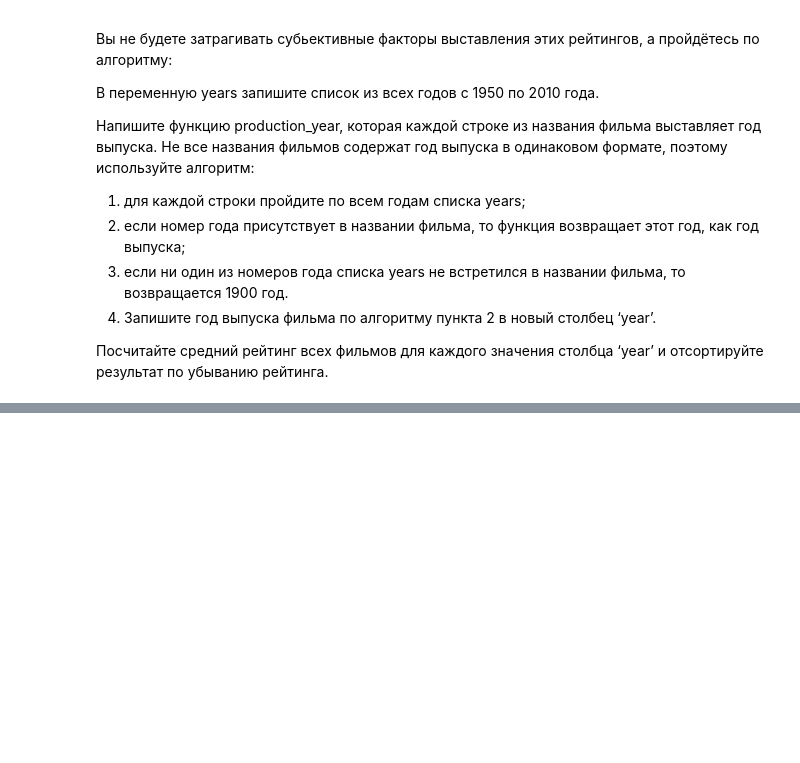
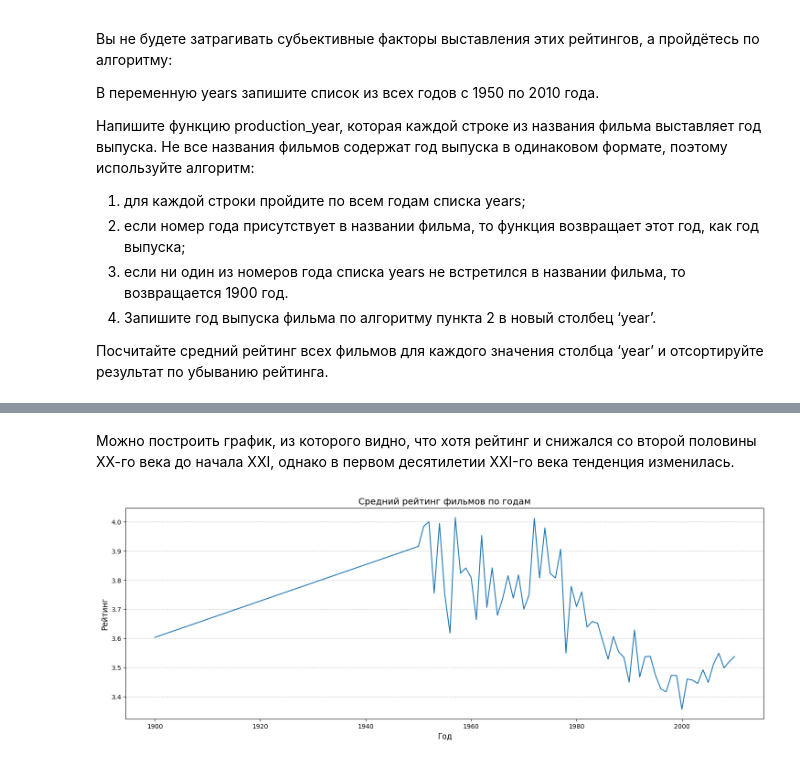
Before and after one commit to nik-gorby/PYDA-64, a Jupyter notebook: HW_9/hw9.ipynb, the cells around one changed output, grey strips where cells are left out. Drawn from its saved outputs; the diff is of its cells as text; code cells hidden in the pictures; blank space fills up the shorter version.

```diff
--- a/HW_9/hw9.ipynb
+++ b/HW_9/hw9.ipynb
@@ -194,0 +197,2 @@ df_kewords[df_kewords['region'] == 'Undefined'].sample(10)
+# %%
+years = [i for i in range(1950, 2011)]
@@ -194,0 +201,5 @@ df_kewords[df_kewords['region'] == 'Undefined'].sample(10)
+# %%
+df_films = pd.read_csv('./movies.csv')
+df_ratings = pd.read_csv('./ratings.csv')
+
+df_films_rating = df_films.merge(df_ratings, on=['movieId'])
@@ -194,0 +217,14 @@ df_kewords[df_kewords['region'] == 'Undefined'].sample(10)
+# %%
+def production_year(title):
+    """Функция определения года выпуска фильма из его названия
+
+    Args:
+        title (str): Название фильма с годом выпуска
+
+    Returns:
+        int: Год производства, если неопределен, возвращается 1900
+    """
+    for year in years:
+        if str(year) in title:
+            return year
+    return 1900
@@ -194,0 +233,3 @@ df_kewords[df_kewords['region'] == 'Undefined'].sample(10)
+# %%
+df_films_rating['year'] = df_films_rating['title'].apply(production_year)
+df_films_rating.sample(10)
@@ -194,0 +268,15 @@ df_kewords[df_kewords['region'] == 'Undefined'].sample(10)
+# %% [markdown]
+Можно построить график, из которого видно, что хотя рейтинг и снижался со второй половины ХХ-го века до начала ХХI, однако в первом десятилетии ХХI-го века тенденция изменилась.
+# %%
+avg_rate_by_year = df_films_rating.groupby('year')['rating'].mean().reset_index()
+
+plt.figure(figsize=(18, 6))
+plt.plot(avg_rate_by_year['year'], avg_rate_by_year['rating'])
+plt.xlabel('Год', fontsize=12)
+plt.ylabel('Рейтинг', fontsize=12)
+plt.title('Средний рейтинг фильмов по годам', fontsize=14)
+plt.yticks(fontsize=10)
+plt.grid(axis='y', linestyle='--', alpha=0.7)
+plt.show()
+# %% [output]
+[figure, added]
```
Also changed, not shown: parts of 17 cells of this notebook.
